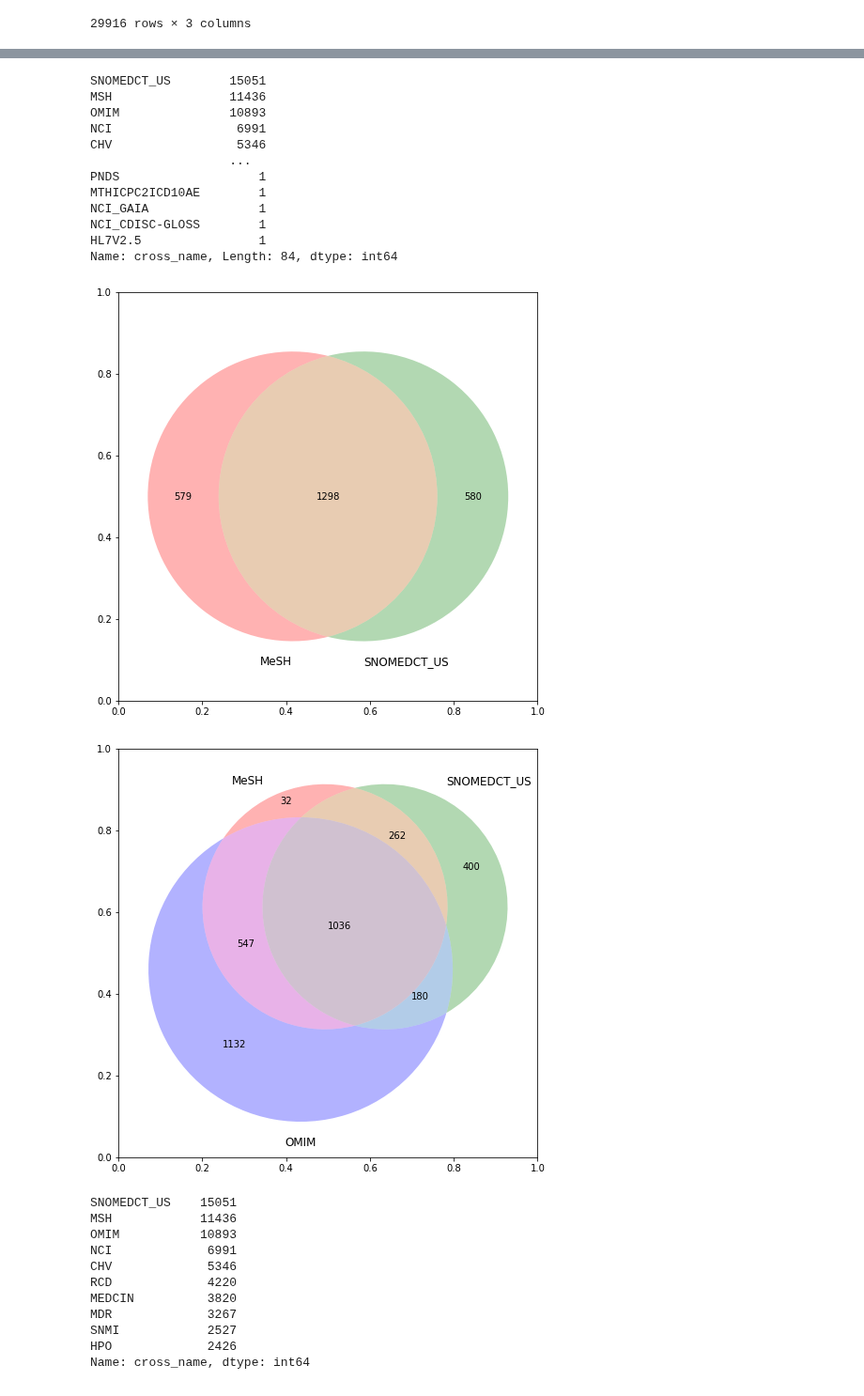
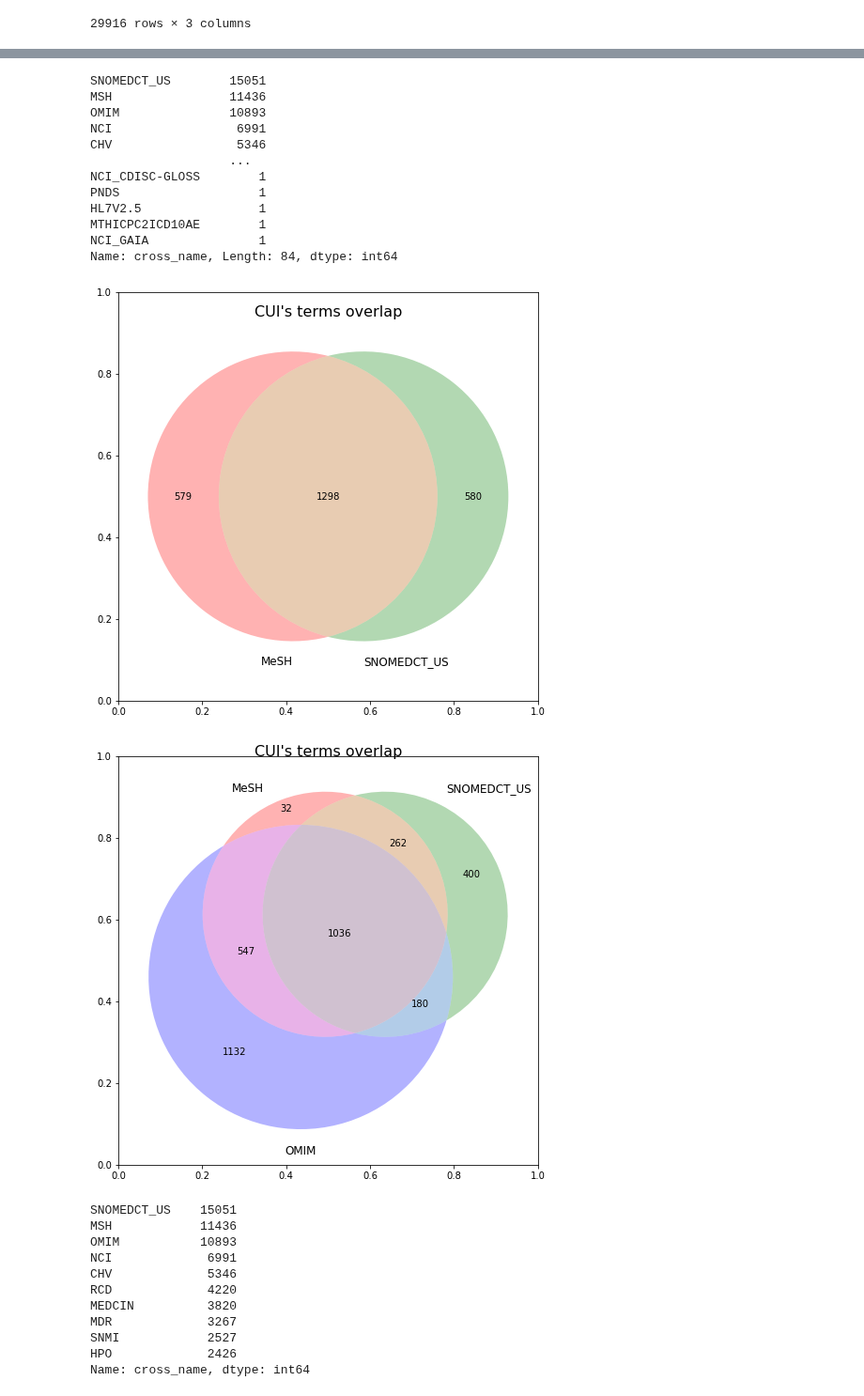
Before and after one commit to alvaro-2/mutations, a Jupyter notebook: scripts/mesh/mesh_data.ipynb, the cells around one changed output, grey strips where cells are left out. Shown at 94% size. Drawn from its saved outputs; the diff is of its cells as text; code cells hidden in the pictures.

Commit message:
added new plots

```diff
--- a/scripts/mesh/mesh_data.ipynb
+++ b/scripts/mesh/mesh_data.ipynb
@@ -7,4 +13,6 @@ from matplotlib_venn import venn2,venn2_unweighted, venn3, venn3_circles
 # %%
 # Tables from DisPhase
-cross_reference= pd.read_csv('../db_tables/cross_reference.tsv', sep= '\t')
-disease_has_synonyms = pd.read_csv('../db_tables/disease_has_synonyms.tsv', sep= '\t')
+cross_reference= pd.read_csv('../../db_tables/cross_reference.tsv', sep= '\t')
+disease_has_synonyms = pd.read_csv('../../db_tables/disease_has_synonyms.tsv', sep= '\t')
+disease = pd.read_csv('../../db_tables/disease.tsv', sep= '\t')
+mutation_has_disease = pd.read_csv('../../db_tables/mutation_has_disease.tsv', sep= '\t')
@@ -56,11 +67,11 @@ OMIM               10893
 NCI                 6991
 CHV                 5346
                    ...
+NCI_CDISC-GLOSS        1
 PNDS                   1
+HL7V2.5                1
 MTHICPC2ICD10AE        1
 NCI_GAIA               1
-NCI_CDISC-GLOSS        1
-HL7V2.5                1
 Name: cross_name, Length: 84, dtype: int64
 # %%
 cui_mesh = set(disease_has_synonyms[disease_has_synonyms.cross_name == "MSH"].cui)
@@ -74,18 +85,20 @@ ax = plt.axes()
 #ax.set_facecolor("white")
 plt.axis('off')
 venn2(subsets= [cui_mesh, cui_snomed], set_labels=["MeSH", "SNOMEDCT_US"], alpha= 0.3)
+plt.title("CUI's terms overlap", size=16)
 plt.show()
 # %% [output]
-[figure, old version]
+[figure, new version]
 # %%
 plt.subplots(figsize=(8,8))
 ax = plt.axes()
 #ax.set_facecolor("white")
 ax.axis('off')
 venn3(subsets= [cui_mesh, cui_snomed, cui_omim], set_labels=["MeSH", "SNOMEDCT_US", "OMIM"], alpha= 0.3)
+plt.title("CUI's terms overlap", size=16)
 plt.show()
 # %% [output]
-[figure, old version]
+[figure, new version]
 # %%
 disease_has_synonyms.cross_name.value_counts()[:10]
 # %% [output]
```
Also changed, not shown: parts of 22 cells of this notebook.
